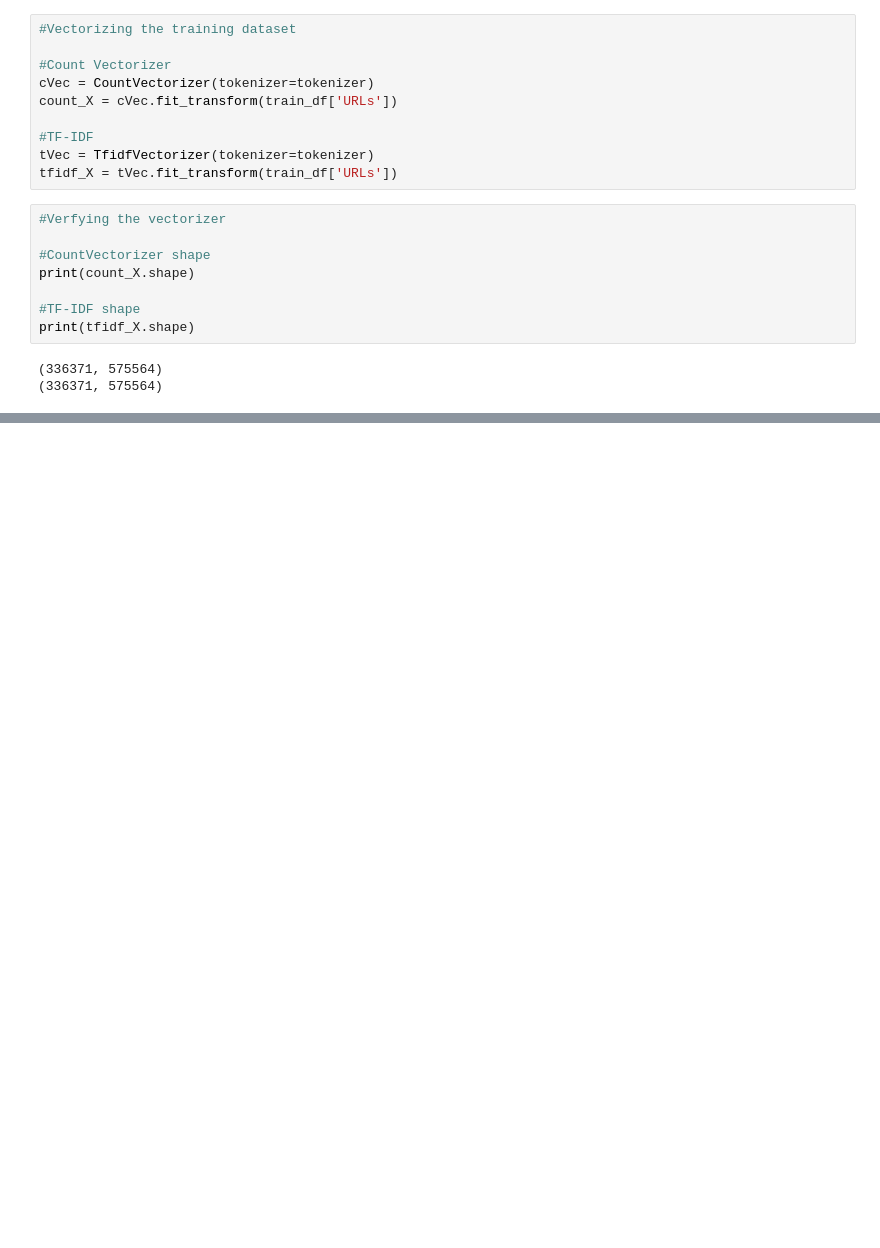
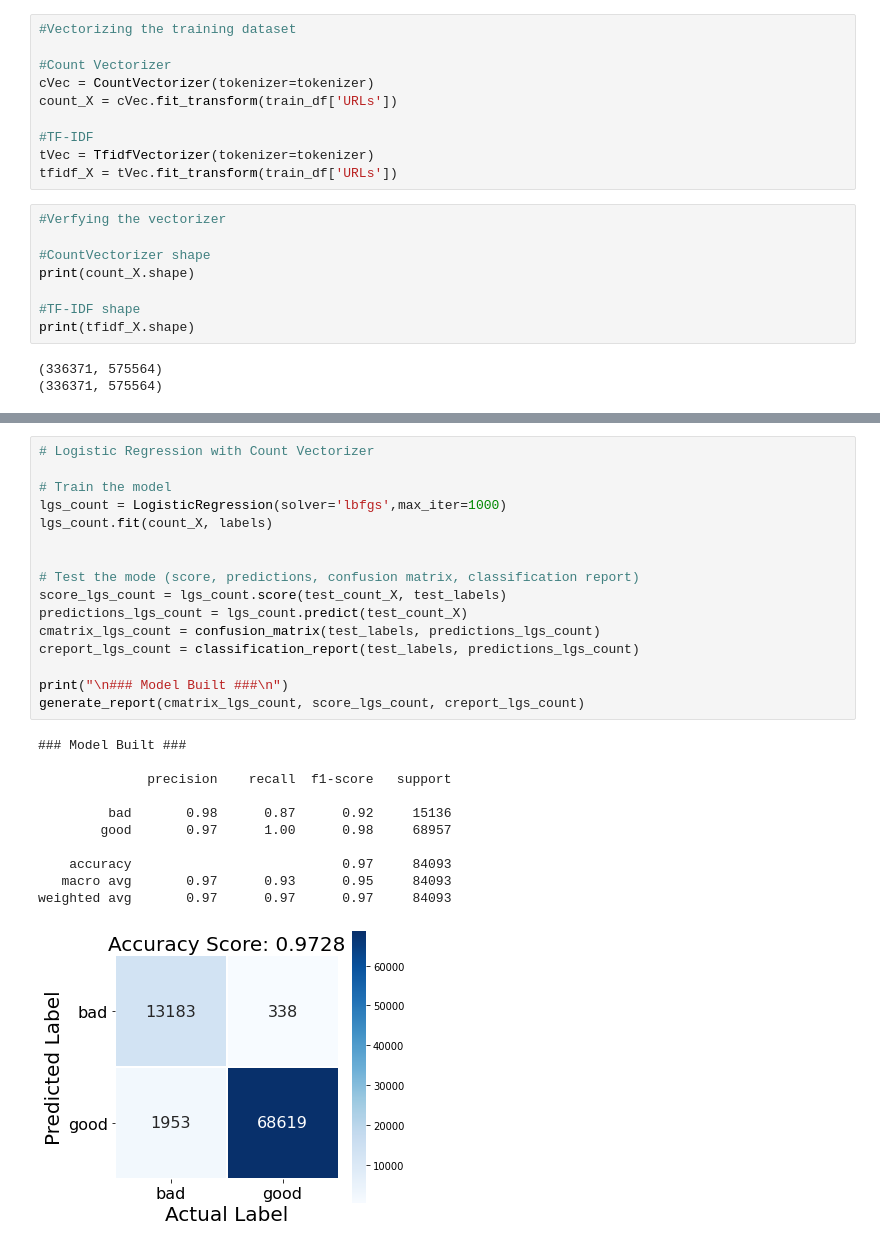
Before and after one commit to RithvikRS/Malicious_URL, a Jupyter notebook: ISM_Malicious_URL.ipynb, the cells around one changed output, grey strips where cells are left out. Cells and saved outputs as stored; diff of their text form; blank space fills up the shorter version.

```diff
--- a/ISM_Malicious_URL.ipynb
+++ b/ISM_Malicious_URL.ipynb
@@ -142,0 +217,28 @@ print(test_tfidf_X.shape)
+# %%
+# Logistic Regression with Count Vectorizer
+
+# Train the model
+lgs_count = LogisticRegression(solver='lbfgs',max_iter=1000)
+lgs_count.fit(count_X, labels)
+
+
+# Test the mode (score, predictions, confusion matrix, classification report)
+score_lgs_count = lgs_count.score(test_count_X, test_labels)
+predictions_lgs_count = lgs_count.predict(test_count_X)
+cmatrix_lgs_count = confusion_matrix(test_labels, predictions_lgs_count)
+creport_lgs_count = classification_report(test_labels, predictions_lgs_count)
+
+print("\n### Model Built ###\n")
+generate_report(cmatrix_lgs_count, score_lgs_count, creport_lgs_count)
+# %% [output]
+### Model Built ###
+
+              precision    recall  f1-score   support
+
+         bad       0.98      0.87      0.92     15136
+        good       0.97      1.00      0.98     68957
+
+    accuracy                           0.97     84093
+   macro avg       0.97      0.93      0.95     84093
+weighted avg       0.97      0.97      0.97     84093
+[figure, added]
```
Also changed, not shown: parts of 9 cells of this notebook.
